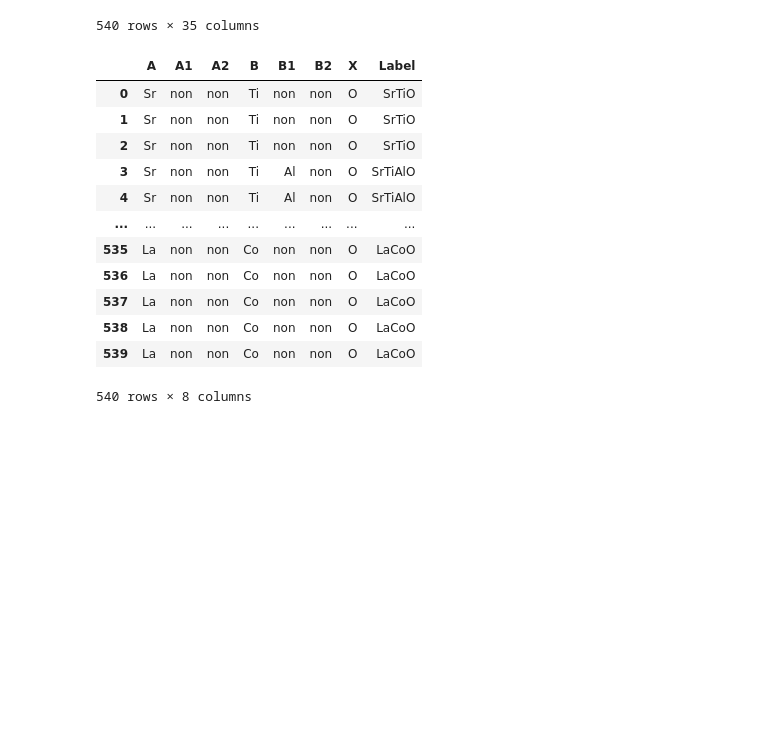
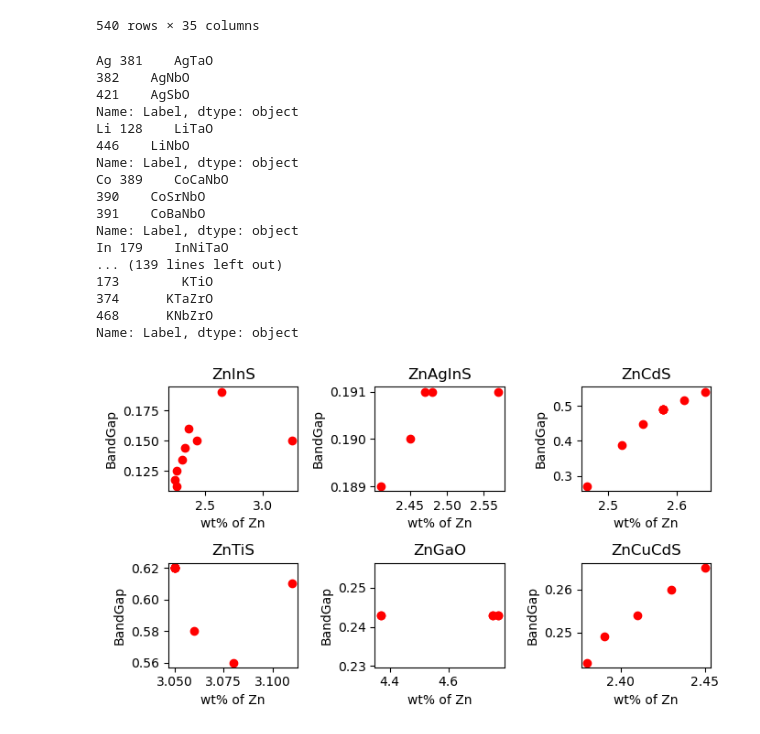
Before and after one commit to ShibataKenshin/Water_spliiting, a Jupyter notebook: drop_dupricate.ipynb, the cells around one changed output. Saved outputs shown, nothing was run; the diff lists cells and outputs as text; code cells hidden in the pictures; blank space fills up the shorter version.

```diff
--- a/drop_dupricate.ipynb
+++ b/drop_dupricate.ipynb
@@ -51,18 +53,42 @@ df
 | 539 | [S151] | La | non | non | Co | non | non | O | NaN | 0.565 | NaN | ... |
 540 rows × 35 columns
 # %%
-df2
+######　組合せの種類を見つけ出す。
+######　それぞれの組合せでの値(散布図)を表示させる。(例：色を変えて一つの図にプロット?)
+######　組合せごとの傾向が見れるかもしれない。
+
+
+######　組合せの種類を見つけ出す。
+######　元素記号をkeyにして各元素のLavelのlistをvalueにもつ辞書を作っておくと便利??
+set(df['A'])
+dic_A_label_list = {}
+for i in set(df['A']):
+    print(i, df[df["A"] == i].drop_duplicates(subset = 'Label')['Label'])
+    dic_A_label_list[i] = list(df[df["A"] == i].drop_duplicates(subset = 'Label')['Label'])
+#dic_A_label_list
 # %% [output]
-|  | A | A1 | A2 | B | B1 | B2 | X | Label |
-| 0 | Sr | non | non | Ti | non | non | O | SrTiO |
-| 1 | Sr | non | non | Ti | non | non | O | SrTiO |
-| 2 | Sr | non | non | Ti | non | non | O | SrTiO |
-| 3 | Sr | non | non | Ti | Al | non | O | SrTiAlO |
-| 4 | Sr | non | non | Ti | Al | non | O | SrTiAlO |
-| ... | ... | ... | ... | ... | ... | ... | ... | ... |
-| 535 | La | non | non | Co | non | non | O | LaCoO |
-| 536 | La | non | non | Co | non | non | O | LaCoO |
-| 537 | La | non | non | Co | non | non | O | LaCoO |
-| 538 | La | non | non | Co | non | non | O | LaCoO |
-| 539 | La | non | non | Co | non | non | O | LaCoO |
-540 rows × 8 columns
+Ag 381    AgTaO
+382    AgNbO
+421    AgSbO
+Name: Label, dtype: object
+Li 128    LiTaO
+446    LiNbO
+Name: Label, dtype: object
+Co 389    CoCaNbO
+390    CoSrNbO
+391    CoBaNbO
+Name: Label, dtype: object
+In 179    InNiTaO
+... (139 lines left out)
+173        KTiO
+374      KTaZrO
+468      KNbZrO
+Name: Label, dtype: object
+# %%
+#####　Znを例にしてそれぞれの組合せごとに傾向を見てみる
+fig, ax =  subplots(2,3, figsize = (7,4), dpi = 100, tight_layout = True)
+for i,j in zip(ax.flatten(), dic_A_label_list["Zn"]):
+    i.scatter(df[df['Label'] == j]["BandGap"],df[df['Label'] == j]["A mole"], c = 'r')
+    i.set(xlabel = "wt% of Zn", ylabel = "BandGap",title = j)
+# %% [output]
+[figure, added]
```
Also changed, not shown: parts of 4 cells of this notebook.
